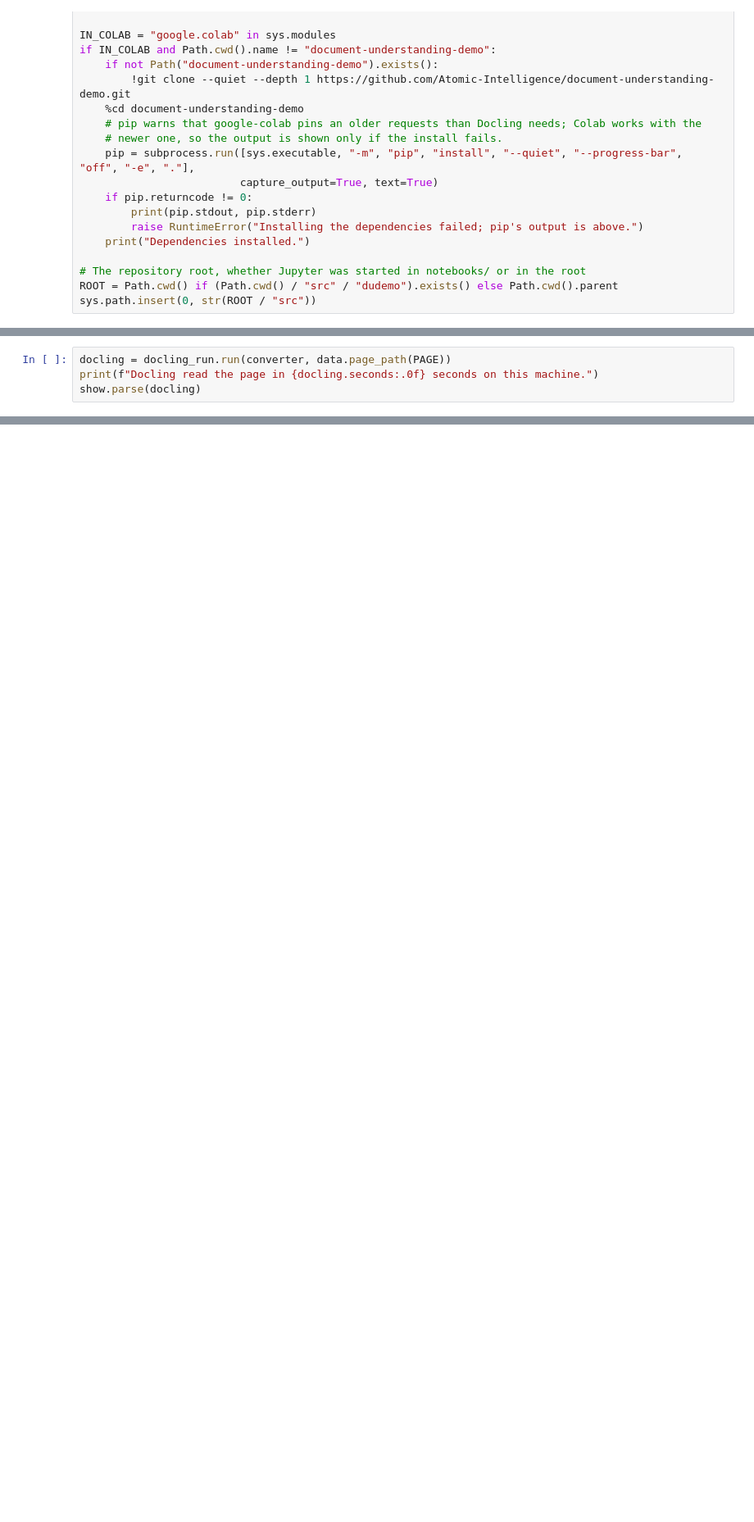
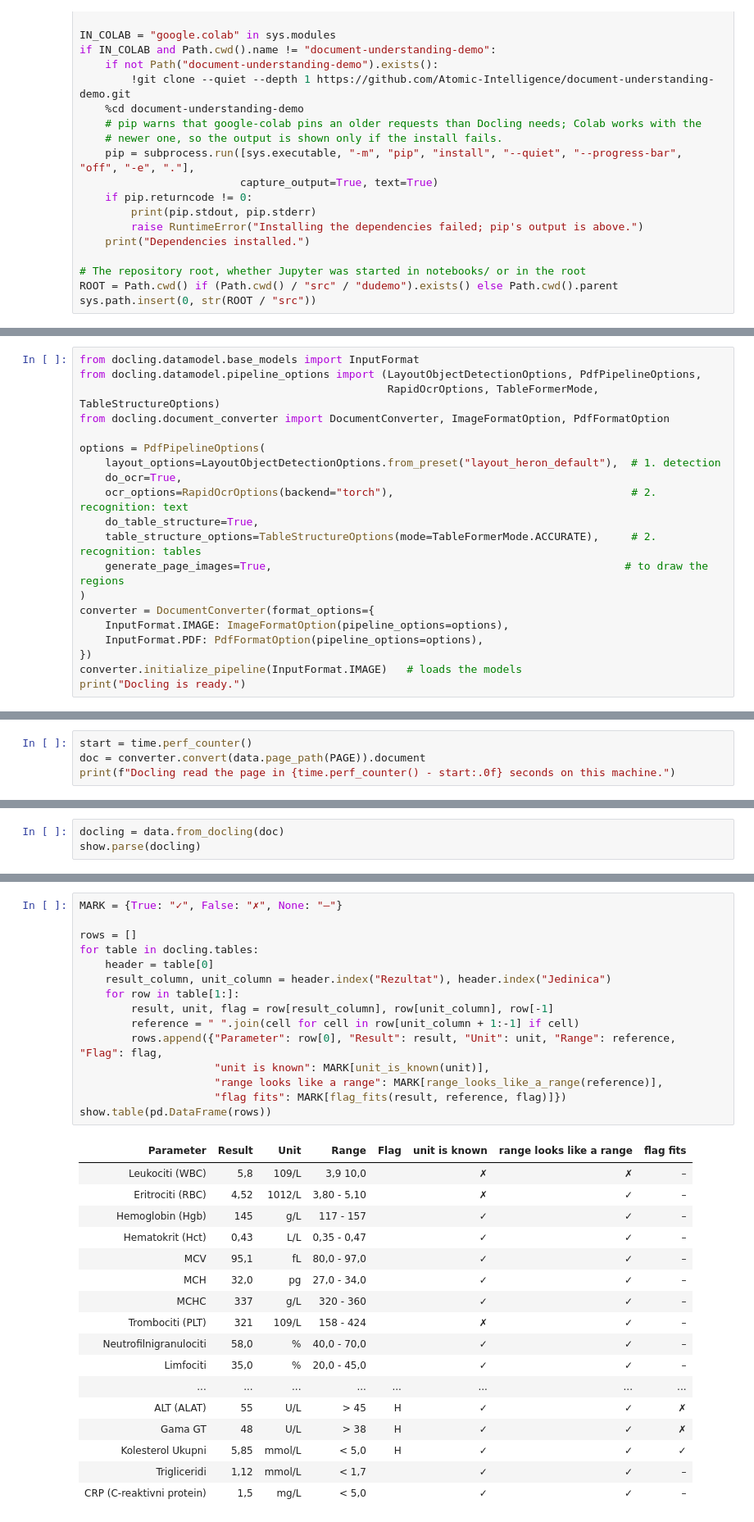
Before and after one commit to Atomic-Intelligence/document-understanding-demo, a Jupyter notebook: notebooks/demo_with_outputs.ipynb, the cells around one changed output, grey strips where cells are left out. Shown at 82% size. Drawn from its saved outputs; the diff is of its cells as text; blank space fills up the shorter version.

```diff
--- a/notebooks/demo_with_outputs.ipynb
+++ b/notebooks/demo_with_outputs.ipynb
@@ -67,5 +77,21 @@ a sentence.
 # %%
-docling = docling_run.run(converter, data.page_path(PAGE))
-print(f"Docling read the page in {docling.seconds:.0f} seconds on this machine.")
-show.parse(docling)
+from docling.datamodel.base_models import InputFormat
+from docling.datamodel.pipeline_options import (LayoutObjectDetectionOptions, PdfPipelineOptions,
+                                                RapidOcrOptions, TableFormerMode, TableStructureOptions)
+from docling.document_converter import DocumentConverter, ImageFormatOption, PdfFormatOption
+
+options = PdfPipelineOptions(
+    layout_options=LayoutObjectDetectionOptions.from_preset("layout_heron_default"),  # 1. detection
+    do_ocr=True,
+    ocr_options=RapidOcrOptions(backend="torch"),                                     # 2. recognition: text
+    do_table_structure=True,
+    table_structure_options=TableStructureOptions(mode=TableFormerMode.ACCURATE),     # 2. recognition: tables
+    generate_page_images=True,                                                       # to draw the regions
+)
+converter = DocumentConverter(format_options={
+    InputFormat.IMAGE: ImageFormatOption(pipeline_options=options),
+    InputFormat.PDF: PdfFormatOption(pipeline_options=options),
+})
+converter.initialize_pipeline(InputFormat.IMAGE)   # loads the models
+print("Docling is ready.")
 # %% [output]
@@ -75,0 +99,4 @@ Docling read the page in 24 seconds on this machine.
+# %%
+start = time.perf_counter()
+doc = converter.convert(data.page_path(PAGE)).document
+print(f"Docling read the page in {time.perf_counter() - start:.0f} seconds on this machine.")
@@ -127,0 +161,3 @@ well-formed name that nothing in the output marks as wrong.
+# %%
+docling = data.from_docling(doc)
+show.parse(docling)
@@ -231,0 +324,33 @@ Set MY_FILE to the path of a PDF or an image, then run this cell again.
+# %%
+MARK = {True: "✓", False: "✗", None: "–"}
+
+rows = []
+for table in docling.tables:
+    header = table[0]
+    result_column, unit_column = header.index("Rezultat"), header.index("Jedinica")
+    for row in table[1:]:
+        result, unit, flag = row[result_column], row[unit_column], row[-1]
+        reference = " ".join(cell for cell in row[unit_column + 1:-1] if cell)
+        rows.append({"Parameter": row[0], "Result": result, "Unit": unit, "Range": reference, "Flag": flag,
+                     "unit is known": MARK[unit_is_known(unit)],
+                     "range looks like a range": MARK[range_looks_like_a_range(reference)],
+                     "flag fits": MARK[flag_fits(result, reference, flag)]})
+show.table(pd.DataFrame(rows))
+# %% [output]
+| Parameter | Result | Unit | Range | Flag | unit is known | range looks like a range | flag fits |
+| Leukociti (WBC) | 5,8 | 109/L | 3,9 10,0 |  | ✗ | ✗ | – |
+| Eritrociti (RBC) | 4,52 | 1012/L | 3,80 - 5,10 |  | ✗ | ✓ | – |
+| Hemoglobin (Hgb) | 145 | g/L | 117 - 157 |  | ✓ | ✓ | – |
+| Hematokrit (Hct) | 0,43 | L/L | 0,35 - 0,47 |  | ✓ | ✓ | – |
+| MCV | 95,1 | fL | 80,0 - 97,0 |  | ✓ | ✓ | – |
+| MCH | 32,0 | pg | 27,0 - 34,0 |  | ✓ | ✓ | – |
+| MCHC | 337 | g/L | 320 - 360 |  | ✓ | ✓ | – |
+| Trombociti (PLT) | 321 | 109/L | 158 - 424 |  | ✗ | ✓ | – |
+| Neutrofilnigranulociti | 58,0 | % | 40,0 - 70,0 |  | ✓ | ✓ | – |
+| Limfociti | 35,0 | % | 20,0 - 45,0 |  | ✓ | ✓ | – |
+| ... | ... | ... | ... | ... | ... | ... | ... |
+| ALT (ALAT) | 55 | U/L | > 45 | H | ✓ | ✓ | ✗ |
+| Gama GT | 48 | U/L | > 38 | H | ✓ | ✓ | ✗ |
+| Kolesterol Ukupni | 5,85 | mmol/L | < 5,0 | H | ✓ | ✓ | ✓ |
+| Trigliceridi | 1,12 | mmol/L | < 1,7 |  | ✓ | ✓ | – |
+| CRP (C-reaktivni protein) | 1,5 | mg/L | < 5,0 |  | ✓ | ✓ | – |
```
Also changed, not shown: parts of 52 cells of this notebook, 10 other files.
